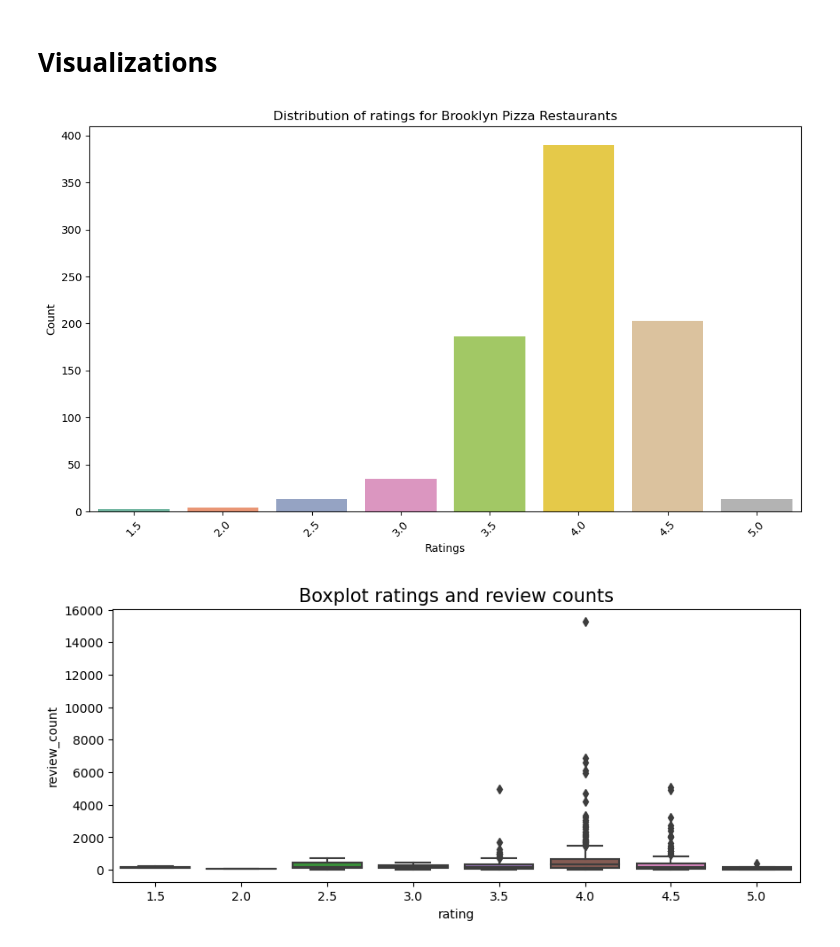
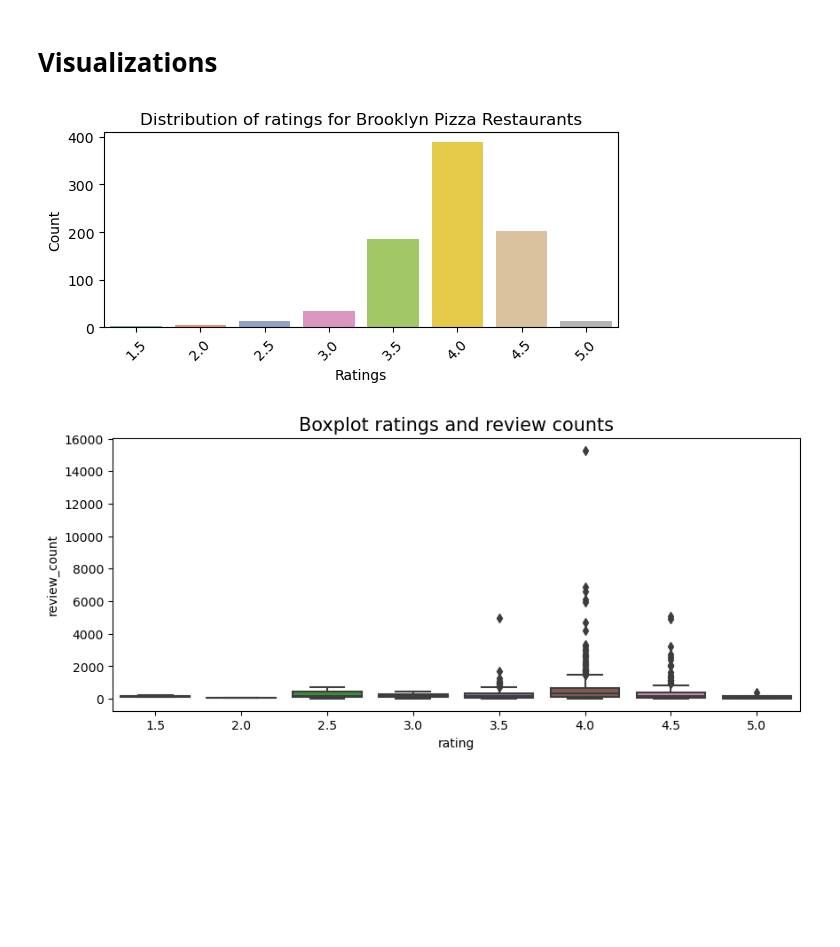
Before and after one commit to JoeBwonKenobi/NYCRestarauntInspections, a Jupyter notebook: Yelp Data Predictive Modeling.ipynb, the cells around one changed output. Cells and saved outputs as stored; diff of their text form; code cells hidden in the pictures; blank space fills up the shorter version.

```diff
--- a/Yelp Data Predictive Modeling.ipynb
+++ b/Yelp Data Predictive Modeling.ipynb
@@ -79,16 +79,16 @@ ydf.drop(['image_url', 'url'], axis=1, inplace=True)
 # **Visualizations**
 # %%
 # Visualizing Distribution of Restaurants in NYC Boroughs
-plt.figure(figsize=(10, 6))
+plt.figure(figsize=(6, 3))
 sns.countplot(data=ydf, x='rating', palette='Set2')
 plt.title('Distribution of ratings for Brooklyn Pizza Restaurants')
 plt.xlabel('Ratings')
 plt.ylabel('Count')
 plt.xticks(rotation=45)
 plt.tight_layout()
 plt.show()
 # %% [output]
-[figure, old version]
+[figure, new version]
 # %%
 # Create a boxplot using Seaborn
 fig, ax = plt.subplots()
```
Also changed, not shown: parts of 6 cells of this notebook, 1 other file.
